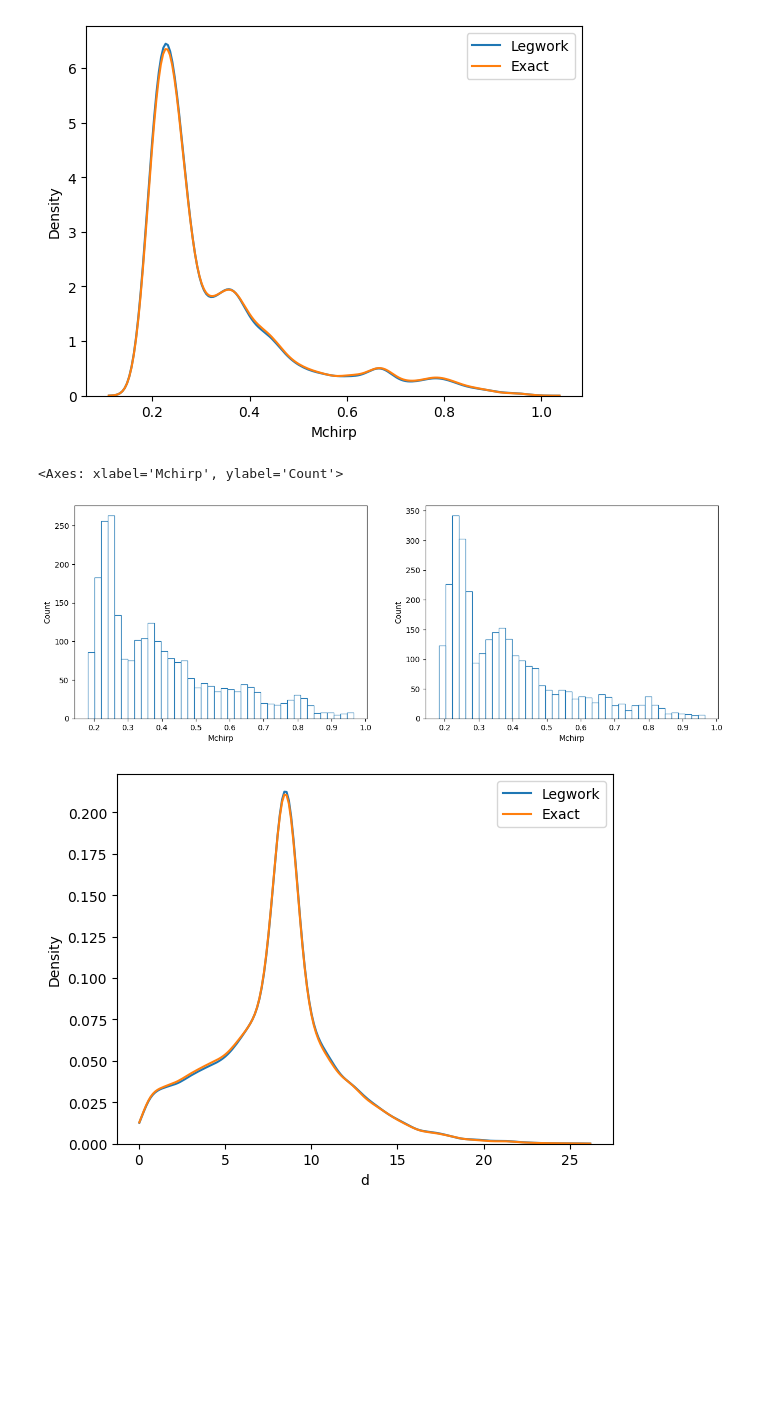
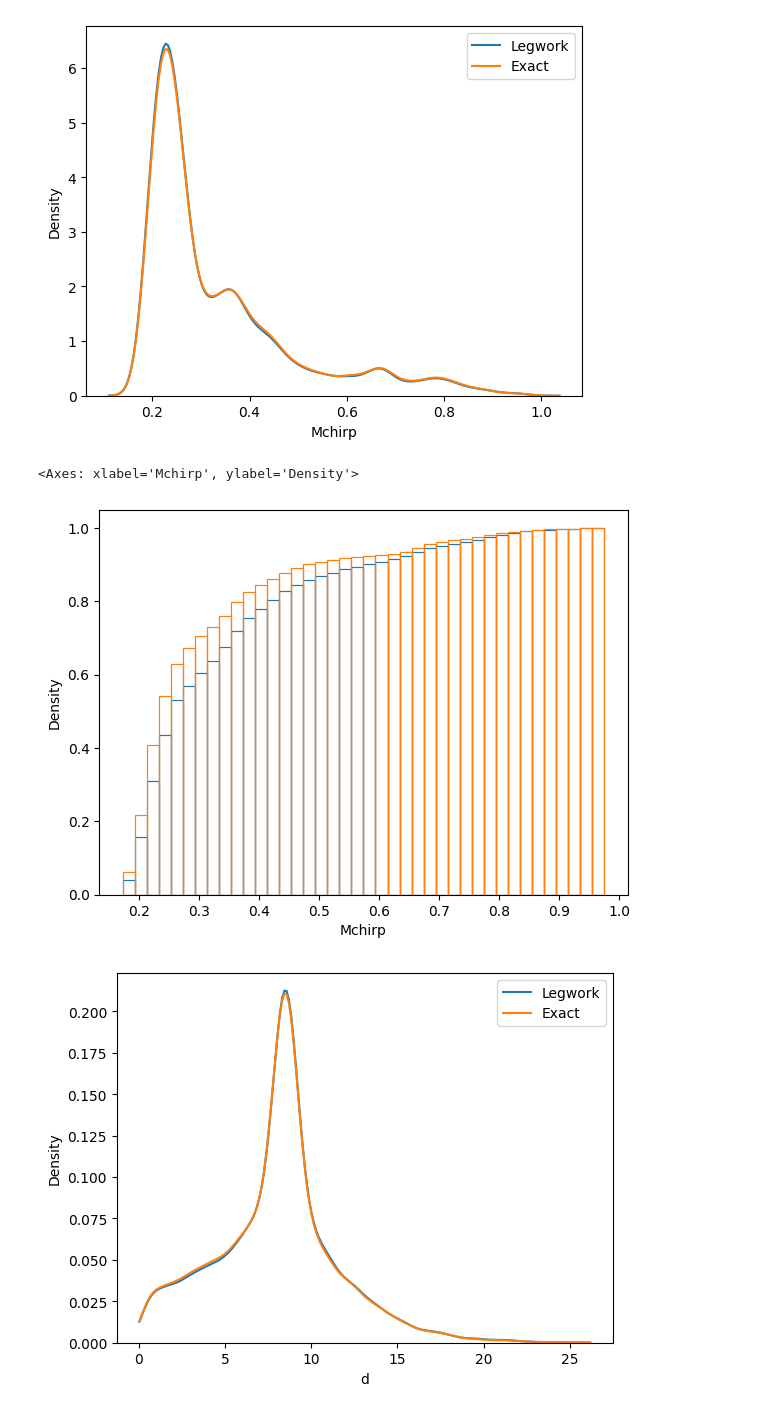
Before and after one commit to nelemans/LISA_GB_population, a Jupyter notebook: LISA_community_day_populations.ipynb, the cells around one changed output. Drawn from its saved outputs; the diff is of its cells as text; code cells hidden in the pictures; blank space fills up the shorter version.

```diff
--- a/LISA_community_day_populations.ipynb
+++ b/LISA_community_day_populations.ipynb
@@ -388,18 +388,19 @@ plt.show()
 # %% [output]
 [figure]
 # %%
-mask = (data['exactSNR'] > 7) & (data['gal_d'] < 9) & (data['gal_d'] > 7)
-mask2 = (data['exactSNR'] > 7) & (data['d'] < 3)
+mask = (data['exactSNR'] > 7) & (data['gal_d'] < 3) & (data['gal_d'] > 0)
+mask2 = (data['exactSNR'] > 7) & (data['d'] < 20)
 fig = plt.figure(figsize=(15, 5))
 plt.subplot(121)
-sns.histplot(data[mask2],x='Mchirp',bins=40,fill=False,stat='count')
+sns.histplot(data[mask2],x='Mchirp',bins=40,fill=False,stat='density',cumulative=True)
 
 
-plt.subplot(122)
-sns.histplot(data[mask],x='Mchirp',bins=40,fill=False,stat='count')
+
+#plt.subplot(122)
+sns.histplot(data[mask],x='Mchirp',bins=40,fill=False,stat='density',cumulative=True)
 # %% [output]
-<Axes: xlabel='Mchirp', ylabel='Count'>
+<Axes: xlabel='Mchirp', ylabel='Density'>
-[figure, old version]
+[figure, new version]
 # %%
 sns.kdeplot(data[maskLegwork],x='d',cut=0,label='Legwork')
 sns.kdeplot(data[maskAngles],x='d',cut=0,label='Exact')
```
Also changed, not shown: parts of 1 cell of this notebook.
